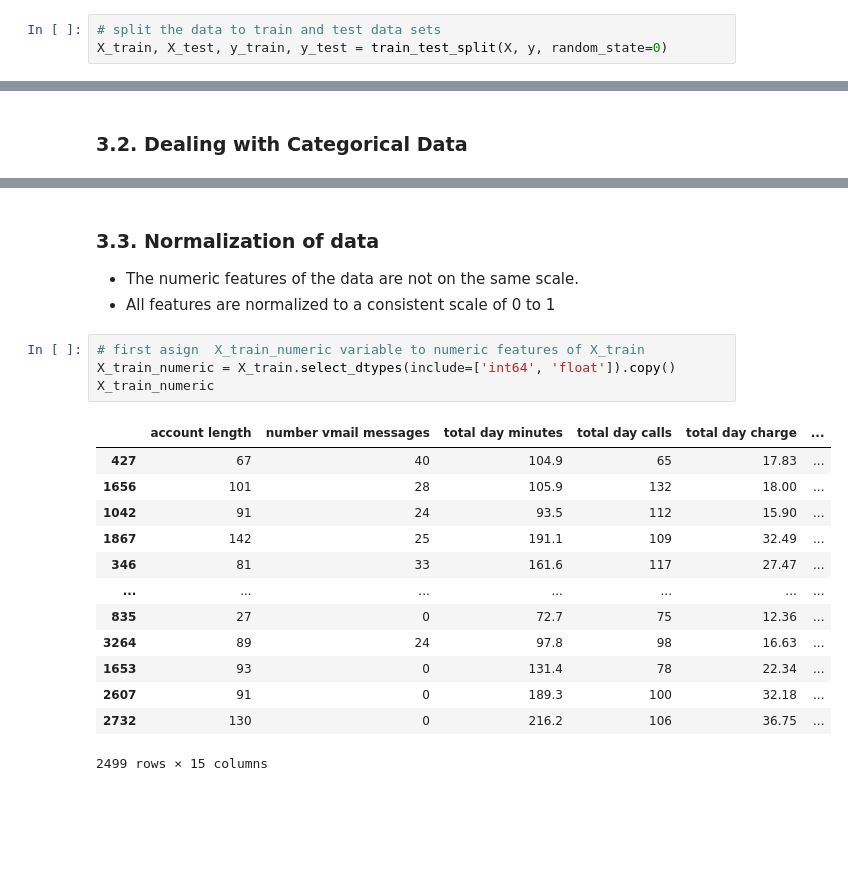
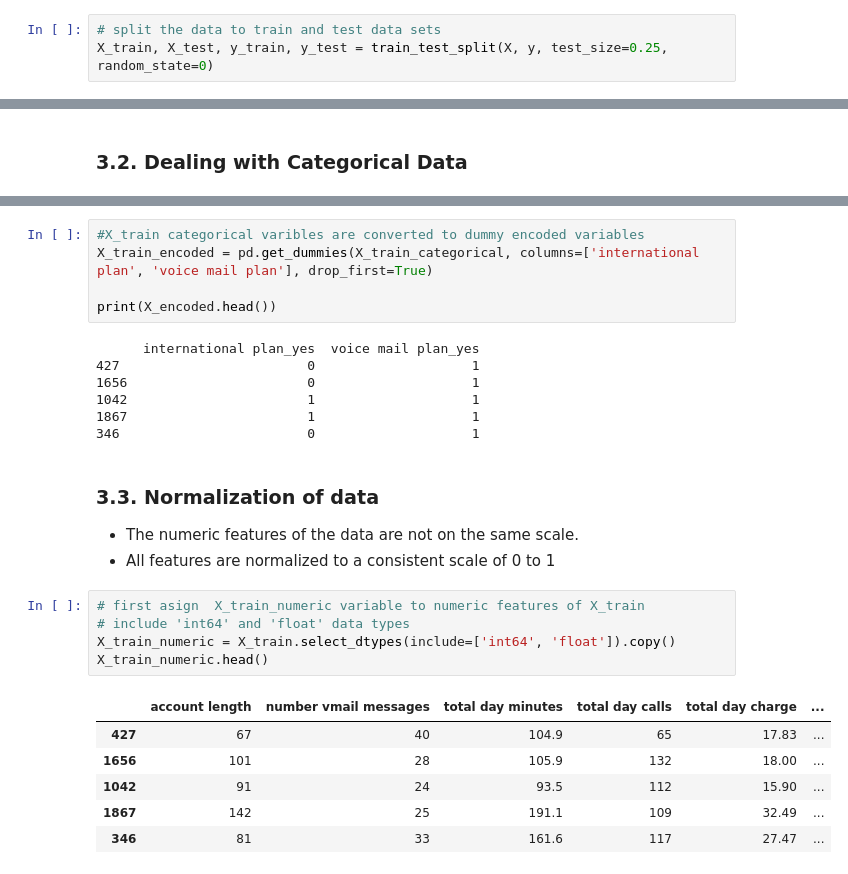
Before and after one commit to Endalkmin/SyriaTel-Customer-Churn-Prediction-Model, a Jupyter notebook: phase-3-project.ipynb, the cells around one changed output, grey strips where cells are left out. Drawn from its saved outputs; the diff is of its cells as text; blank space fills up the shorter version.

```diff
--- a/phase-3-project.ipynb
+++ b/phase-3-project.ipynb
@@ -99,7 +119,7 @@ y = df["churn"]
 X = df.drop("churn", axis=1)
 # %%
 # split the data to train and test data sets
-X_train, X_test, y_train, y_test = train_test_split(X, y, random_state=0)
+X_train, X_test, y_train, y_test = train_test_split(X, y, test_size=0.25, random_state=0)
 # %% [markdown]
 ## 3. Data Preprocessing
 # %% [markdown]
@@ -211,24 +193,30 @@ X_train_ohe
+# %%
+#X_train categorical varibles are converted to dummy encoded variables
+X_train_encoded = pd.get_dummies(X_train_categorical, columns=['international plan', 'voice mail plan'], drop_first=True)
+
+print(X_encoded.head())
+# %% [output]
+      international plan_yes  voice mail plan_yes
+427                        0                    1
+1656                       0                    1
+1042                       1                    1
+1867                       1                    1
+346                        0                    1
 # %% [markdown]
 ### 3.3. Normalization of data
 * The numeric features of the data are not on the same scale.
 * All features are normalized to a consistent scale of 0 to 1
 # %%
 # first asign  X_train_numeric variable to numeric features of X_train
+# include 'int64' and 'float' data types
 X_train_numeric = X_train.select_dtypes(include=['int64', 'float']).copy()
-X_train_numeric
+X_train_numeric.head()
 # %% [output]
 |  | account length | number vmail messages | total day minutes | total day calls | total day charge | ... |
 | 427 | 67 | 40 | 104.9 | 65 | 17.83 | ... |
 | 1656 | 101 | 28 | 105.9 | 132 | 18.00 | ... |
 | 1042 | 91 | 24 | 93.5 | 112 | 15.90 | ... |
 | 1867 | 142 | 25 | 191.1 | 109 | 32.49 | ... |
 | 346 | 81 | 33 | 161.6 | 117 | 27.47 | ... |
-| ... | ... | ... | ... | ... | ... | ... |
-| 835 | 27 | 0 | 72.7 | 75 | 12.36 | ... |
-| 3264 | 89 | 24 | 97.8 | 98 | 16.63 | ... |
-| 1653 | 93 | 0 | 131.4 | 78 | 22.34 | ... |
-| 2607 | 91 | 0 | 189.3 | 100 | 32.18 | ... |
-| 2732 | 130 | 0 | 216.2 | 106 | 36.75 | ... |
-2499 rows × 15 columns
 # %%
 # MinMaxScaler is used to scale all features
```
Also changed, not shown: parts of 53 cells of this notebook.
